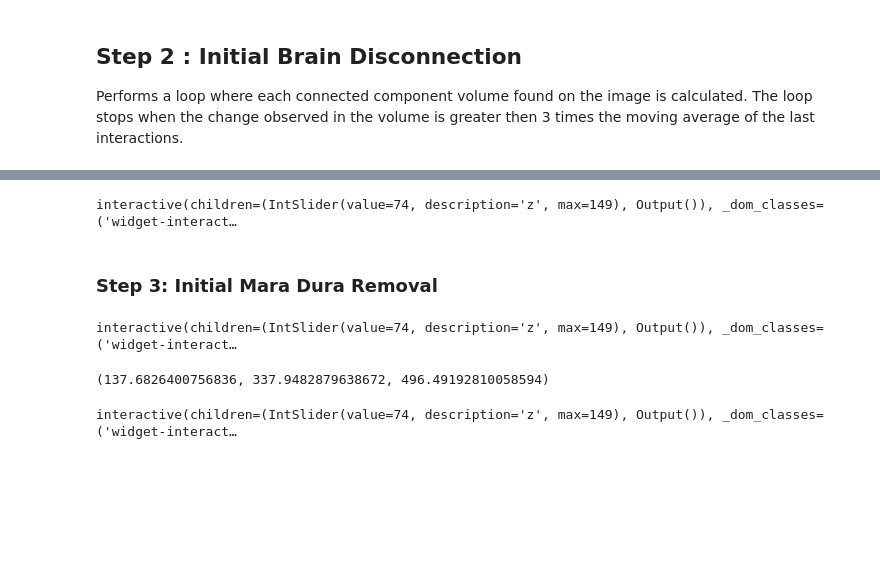
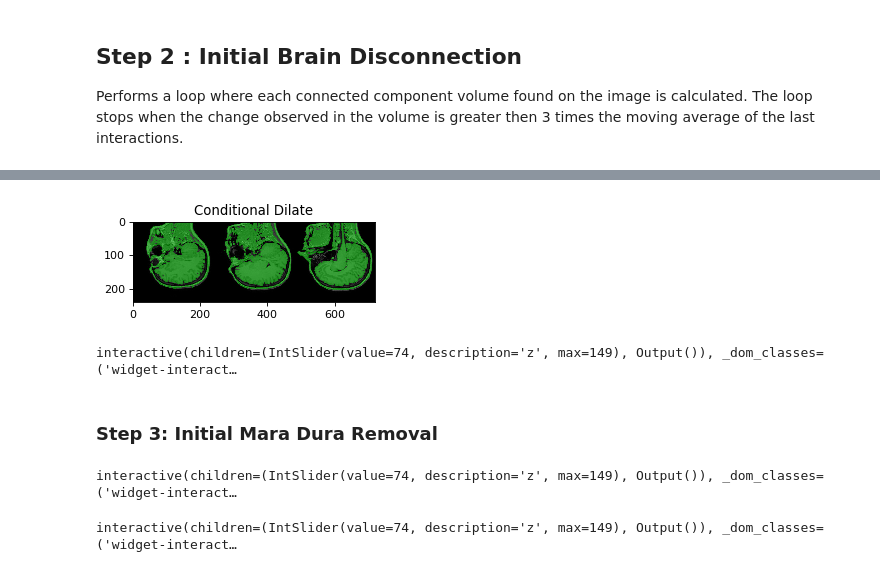
Before and after one commit to Perruci/simpleITK_HelloWorld, a Jupyter notebook: notebooks/Lamieux.ipynb, the cells around one changed output, grey strips where cells are left out. Cells and saved outputs as stored; diff of their text form; code cells hidden in the pictures; blank space fills up the shorter version.

Commit message:
Improvements on printing functions and Conditional Dilate

```diff
--- a/notebooks/Lamieux.ipynb
+++ b/notebooks/Lamieux.ipynb
@@ -29,6 +33,11 @@ interactive(children=(IntSlider(value=74, description='z', max=149), Output()),
 # %% [markdown]
  ## Function definitions....
 # %%
+def slicesInRange(img, t, center=64, zoffset=10, nimages=3, dps=80):
+    start = center - zoffset * nimages // 2
+    end = center + zoffset * nimages // 3
+    return myshow3d(img, zslices=range(start, end+1, zoffset), dpi=80, title=t)
+
 def OstsuThresh(img):
     otsuFilter = sitk.OtsuThresholdImageFilter()
     otsuFilter.SetOutsideValue(255)
@@ -66,7 +75,7 @@ def InitialBrainDisconnection(img, threshOtsuValue, threshMult):
     dst = sitk.BinaryThreshold(reorderedComponents, 1, 1)
 
     # debug...
-    #myshow(sitk.LabelOverlay(img_T1_255, dst), 'ThreshMult: ' + str(threshMult))
+    slicesInRange(sitk.LabelOverlay(img_T1_255, dst), 'ThreshMult: ' + str(threshMult))
 
     return dst, component_size
 
@@ -92,10 +101,10 @@ def ConditionnalOpening(img, seg, threshValue, kernelSize, kernelType):
 def ConditionnalDilate(img, seg, threshValue, kernelSize, kernelType):
     mask = Threshold(img, threshValue)
     maskedSeg = sitk.Mask(seg, mask)
-    filter = sitk.BinaryDilateImageFilter()
+    filter = sitk.GrayscaleGeodesicDilateImageFilter()
     filter.SetKernelType(kernelType)
     filter.SetKernelRadius(kernelSize)
-    dst = filter.Execute(maskedSeg)
+    dst = filter.Execute(img, maskedSeg, runOneIteration=True, fullyConnected=True)
     return dst
 
 ''' Returns true for a vector composed only by zeros and false otherwise. '''
@@ -111,3 +122,9 @@ def hasAnyZero(vec):
+# %%
+img_double = sitk.Cast(img_T1, sitk.sitkFloat32)
+uniform_img = sitk.N4BiasFieldCorrection(img_double);
+sitk.Show(uniform_img)
+# %%
+img_T1 = sitk.Cast(uniform_img, sitk.sitkUInt16)
 # %% [markdown]
  ### Step 1: Calculating the Foreground Threshold Level
 # %%
@@ -169,8 +196,10 @@ print(relativeDecreacesVec)
 # %%
 # Apply Conditionnal Morphological Dilate (reccomended : 3mm)
 dilated_largest_component = ConditionnalDilate(img_T1, largestComponentImg, threshOtsuValue, kernelSize=1, kernelType=1)
-myshow(sitk.LabelOverlay(img_T1_255, dilated_largest_component), "Dilated Largest Component Label")
+slicesInRange(sitk.LabelOverlay(img_T1_255, dilated_largest_component), "Conditional Dilate")
+myshow(sitk.LabelOverlay(img_T1_255, dilated_largest_component), "Conditional Dilate")
 # %% [output]
+[figure, added]
 interactive(children=(IntSlider(value=74, description='z', max=149), Output()), _dom_classes=('widget-interact…
 # %% [markdown]
 ### Step 3: Initial Mara Dura Removal
@@ -184,10 +213,8 @@ labelOtsu =filter.Execute(maskedImg)
 multipleOtsu = filter.GetThresholds()
 
 myshow(sitk.LabelOverlay(img_T1_255, labelOtsu), "Multiple OTSU")
-print(multipleOtsu)
 # %% [output]
 interactive(children=(IntSlider(value=74, description='z', max=149), Output()), _dom_classes=('widget-interact…
-(137.6826400756836, 337.9482879638672, 496.49192810058594)
 # %%
 # Gray Matter is supposed to be the darkest
 img_GM = sitk.BinaryThreshold(labelOtsu, 1, 1)
```
Also changed, not shown: parts of 16 cells of this notebook.
